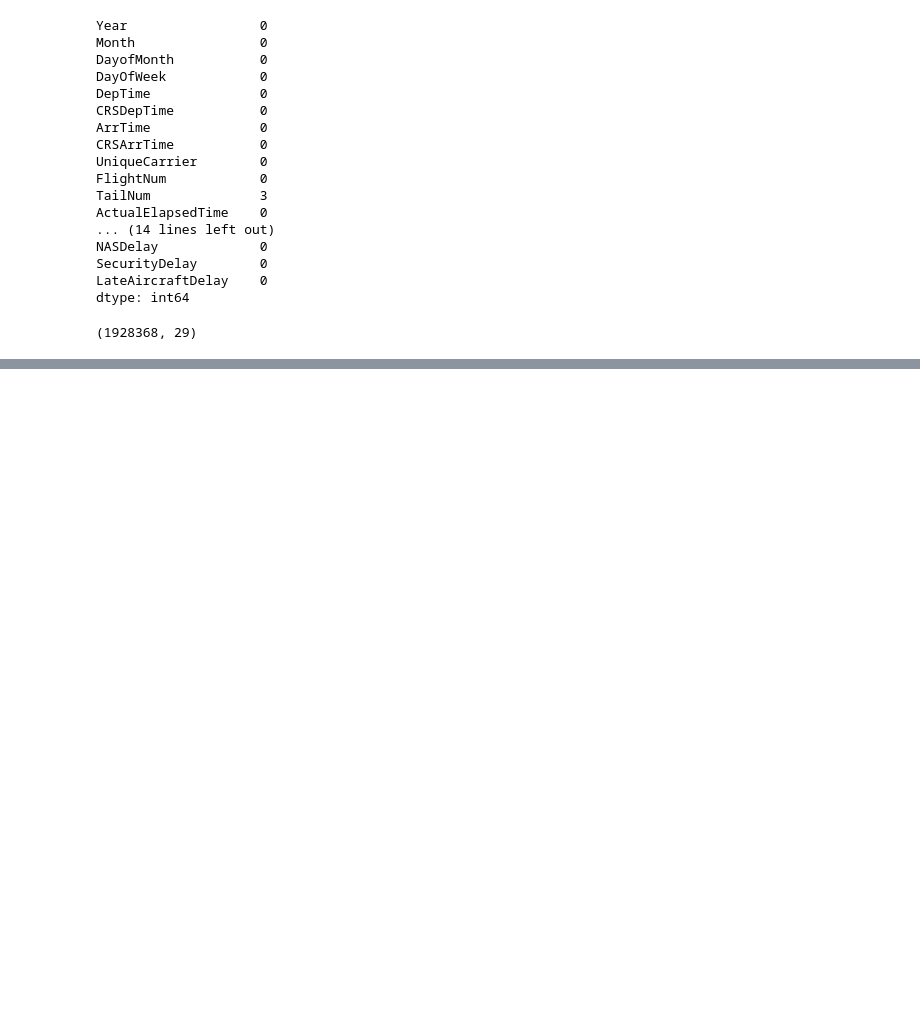
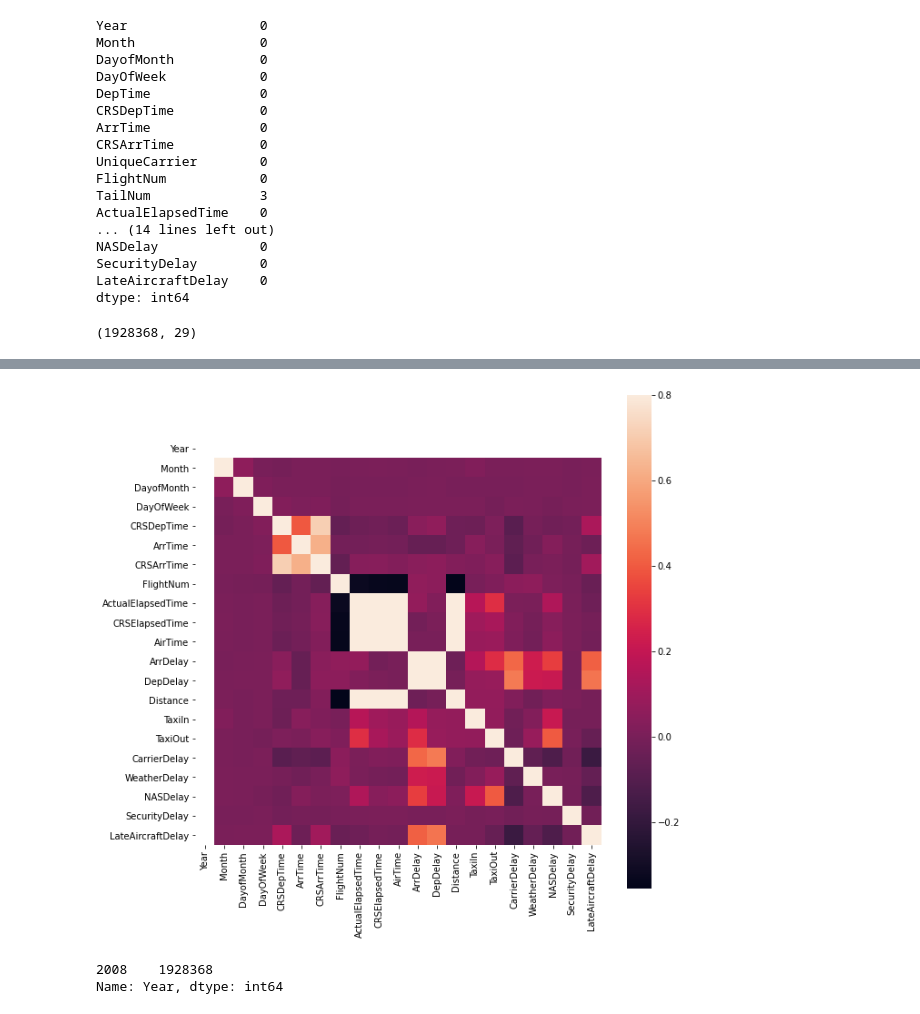
Before and after one commit to jc-phscst/ML-I4.0, a Jupyter notebook: Projekat.ipynb, the cells around one changed output, grey strips where cells are left out. Drawn from its saved outputs; the diff is of its cells as text; code cells hidden in the pictures; blank space fills up the shorter version.

```diff
--- a/Projekat.ipynb
+++ b/Projekat.ipynb
@@ -257,0 +289,15 @@ df['WeatherDelay'].isna().sum()
+# %%
+df.drop(['Diverted','Cancelled'], axis=1, inplace=True)
+# %%
+correlation_matrix=df.corr()
+# %%
+plt.figure(figsize=(10, 10))
+sns.heatmap(correlation_matrix, vmax=.8, square=True)
+plt.show()
+# %% [output]
+[figure, added]
+# %%
+df['Year'].value_counts()
+# %% [output]
+2008    1928368
+Name: Year, dtype: int64
```
Also changed, not shown: parts of 24 cells of this notebook.
